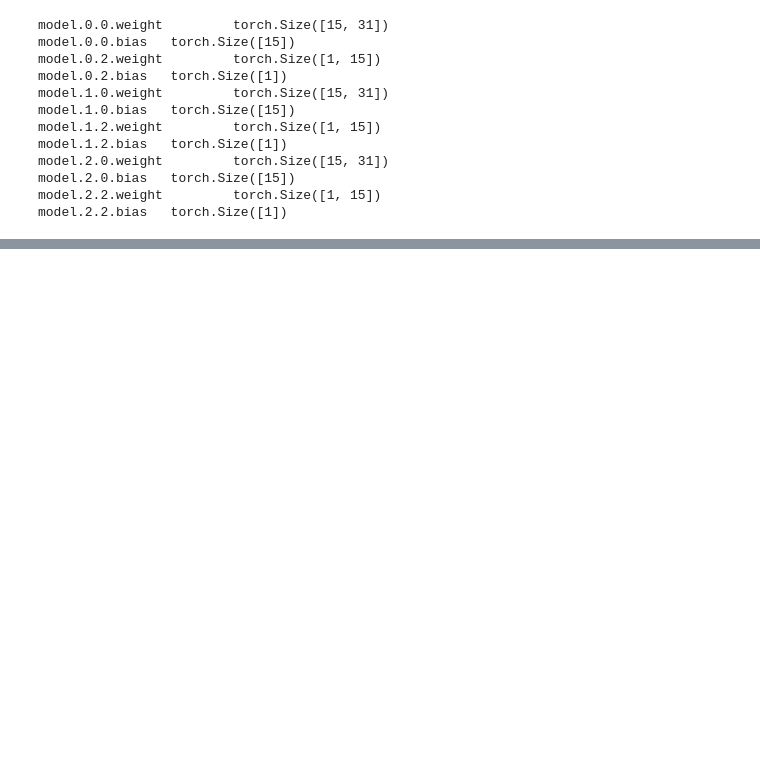
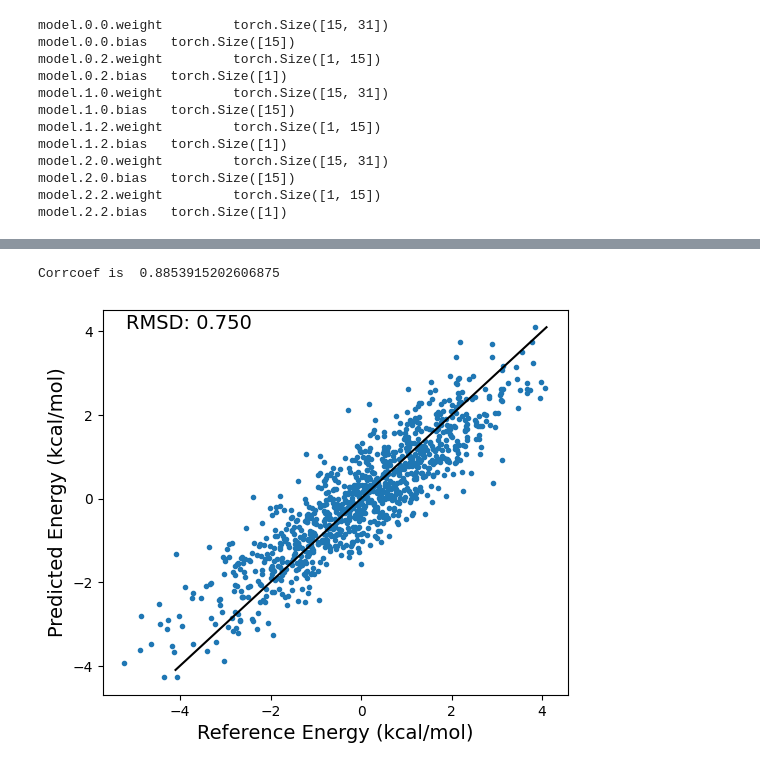
Before and after one commit to ECNUwangjn/BPNN-potential, a Jupyter notebook: Quick-Test_WAT-Env_Energy/BPNNpotential.ipynb, the cells around one changed output, grey strips where cells are left out. Drawn from its saved outputs; the diff is of its cells as text; code cells hidden in the pictures; blank space fills up the shorter version.

Commit message:
Corrcoef and rmsd figure
Corrcoef and rmsd figure

```diff
--- a/Quick-Test_WAT-Env_Energy/BPNNpotential.ipynb
+++ b/Quick-Test_WAT-Env_Energy/BPNNpotential.ipynb
@@ -275,13 +277,13 @@ class PlNeuralNet(pl.LightningModule):
         return [optimizer] #, [scheduler]
 # %%
 from pytorch_lightning.callbacks import ModelCheckpoint
-num_epochs = 300
+num_epochs = 100
 checkpoint_callback = ModelCheckpoint(save_top_k = -1, save_last = False, every_n_epochs = 10)#100 epochs to save once
 csv_logger = pl_loggers.CSVLogger('logs_csv/', flush_logs_every_n_steps = 10)
 trainer = pl.Trainer(max_epochs = num_epochs, log_every_n_steps = 10, logger = csv_logger, callbacks = [checkpoint_callback], accelerator = "auto", devices = "auto")
 
 Num_element=3
-n1 = Num_Feature // 2
+n1 = Num_Feature // 2 #
 n_net = Num_element
 learning_rate = 3.e-2
 print('n1=',n1)
@@ -343,3 +354,26 @@ Text(0, 0.5, 'Errors')
+# %%
+import matplotlib.pyplot as plt
+
+e2=model.forward(descriptor).detach().numpy()
+fig, ax = plt.subplots(figsize=(6,5))
+
+e1 = Energy.cpu().detach().numpy()
+Coef=np.corrcoef(e1,e2)
+print('Corrcoef is ',Coef[0,1])
+
+ax.plot(e1, e2, linestyle='none', marker='.', )
+ax.plot([np.max(np.concatenate((e1,e2))), -np.max(np.concatenate((e1,e2)))], [np.max(np.concatenate((e1,e2))), -np.max(np.concatenate((e1,e2)))], color="k", linewidth=1.5)
+ax.set_xlabel("Reference Energy (kcal/mol)", size=14)
+ax.set_ylabel("Predicted Energy (kcal/mol)", size=14)
+ax.annotate('RMSD: %.3f' % np.sqrt(np.mean((e1 - e2)**2)), xy=(0.05, 0.95), xycoords='axes fraction', size=14)
+
+
+e2=model.forward(descriptor).detach().numpy()
+e1 = Energy.cpu().detach().numpy()
+Coef=np.corrcoef(e1,e2)
+# %% [output]
+Corrcoef is  0.8853915202606875
+[figure, added]
 # %%
 class NeuralNetwork(nn.Module):
     def __init__(self, n_net=1, n0=3, n1=10):  #n1 is the number of neurons for the first layer
```
Also changed, not shown: parts of 5 cells of this notebook.
